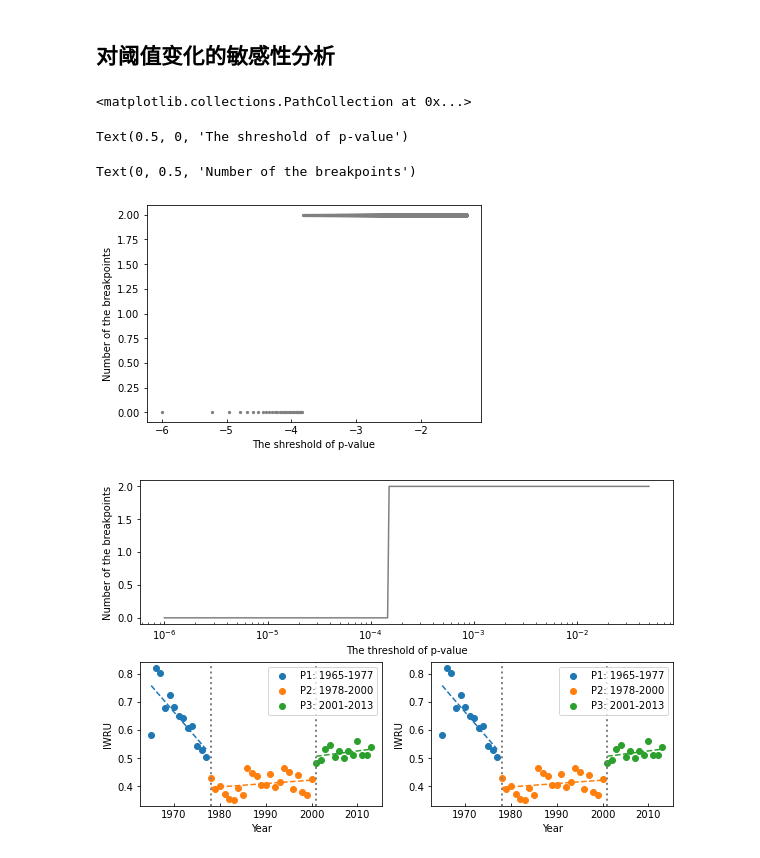
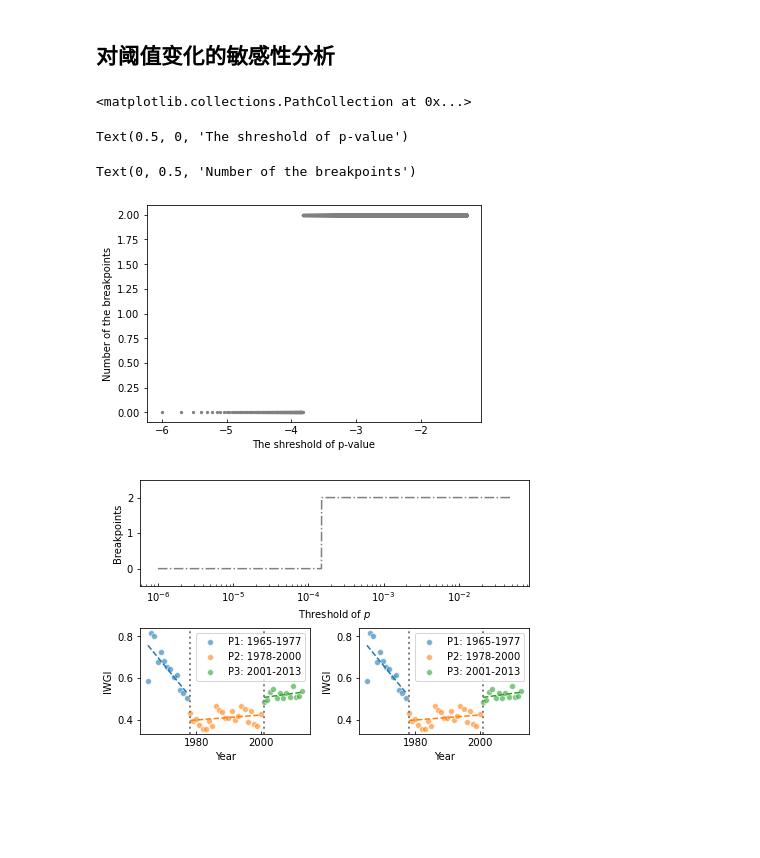
Before and after one commit to SongshGeo/Water-Governance-Regimes, a Jupyter notebook: notebooks/water_regime_index.ipynb, the cells around one changed output. Cells and saved outputs as stored; diff of their text form; code cells hidden in the pictures; blank space fills up the shorter version.

```diff
--- a/notebooks/water_regime_index.ipynb
+++ b/notebooks/water_regime_index.ipynb
@@ -1144,7 +1144,7 @@ plt.show();
 # %%
 from tools.statistic import Pettitt_change_points
 fig, ax = plt.subplots()
-x = np.linspace(0.000001, 0.05, 10000)
+x = np.linspace(0.000001, 0.05, 50000)
 y = []
 for p in x:
     periods = Pettitt_change_points(iwru, p_shr=p)
@@ -1157,29 +1157,31 @@ ax.set_ylabel("Number of the breakpoints")
 <matplotlib.collections.PathCollection at 0x...>
 Text(0.5, 0, 'The shreshold of p-value')
 Text(0, 0.5, 'Number of the breakpoints')
-[figure, old version]
+[figure, new version]
 # %%
 # 绘图
-fig = plt.figure(constrained_layout=True, figsize=(8, 5))
+fig = plt.figure(constrained_layout=True, figsize=(6, 4))
 # fig.subplots_adjust(left=0.15, right=0.95, top=.95, bottom=.10)
 
 gs = GridSpec(2, 2, figure=fig)
 ax1 = fig.add_subplot(gs[0, :])
 ax2 = fig.add_subplot(gs[1, 0])
 ax3 = fig.add_subplot(gs[1, 1])
 
-ax1.semilogx(x, y, color='gray')
-ax1.set_xlabel("The threshold of p-value")
-ax1.set_ylabel("Number of the breakpoints")
+ax1.semilogx(x, y, color='gray', ls='-.', )
+ax1.set_xlabel("Threshold of $p$")
+ax1.set_ylabel("Breakpoints")
+ax1.set_yticks(range(0, 3, 1))
+ax1.set_ylim(-0.5, 2.5)
 
 for ax in [ax2, ax3]:
     ax.set_xlabel("Year")
-    ax.set_ylabel("IWRU")
+    ax.set_ylabel("IWGI")
 
-plot_pittitt_change_points(iwru, ax=ax2, p_shr=0.0005)
-plot_pittitt_change_points(iwru, ax=ax3, p_shr=0.05)
+plot_pittitt_change_points(iwru, ax=ax2, p_shr=0.0005, edgecolor='white', alpha=0.6)
+plot_pittitt_change_points(iwru, ax=ax3, p_shr=0.05, edgecolor='white', alpha=0.6)
 
-plt.savefig("../figures/sup/sensitivity.pdf", dpi=300)
+plt.savefig("../figures/sup/sensitivity.pdf", format='pdf')
 plt.show();
 # %% [output]
-[figure, old version]
+[figure, new version]
```
Also changed, not shown: parts of 3 cells of this notebook, 40 other files.
